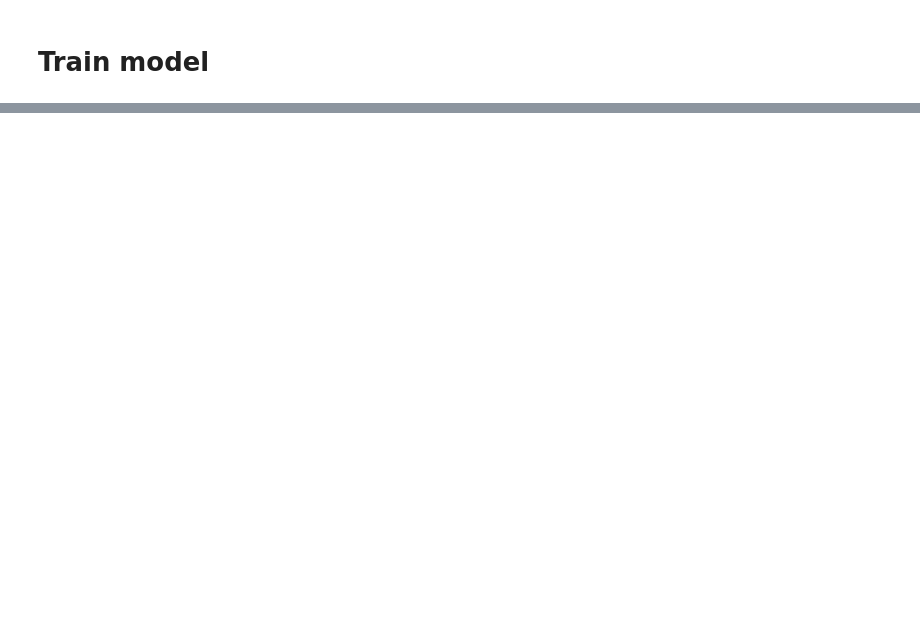
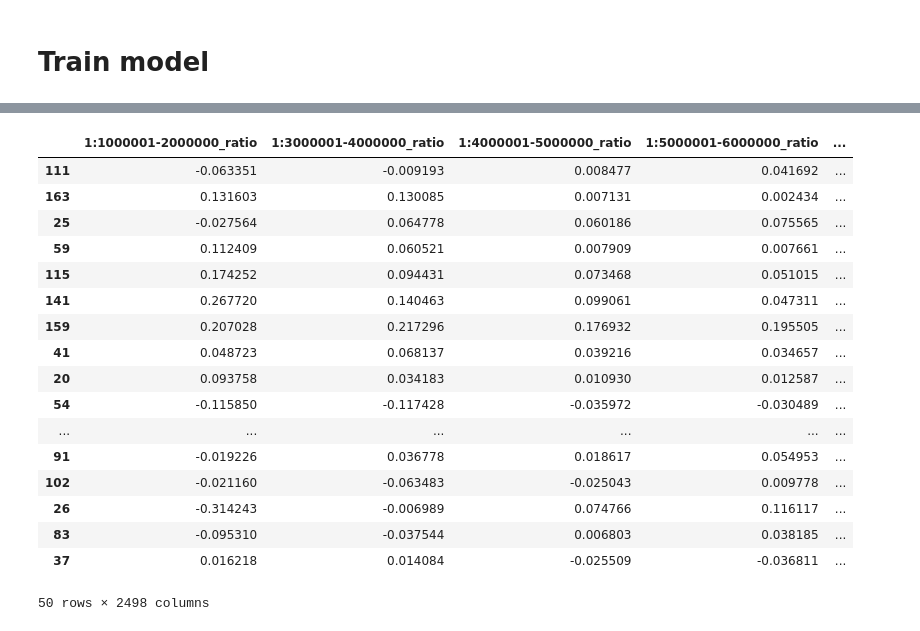
Before and after one commit to lhericourt/adn_circulant, a Jupyter notebook: notebooks/analyse_cv_results.ipynb, the cells around one changed output, grey strips where cells are left out. Drawn from its saved outputs; the diff is of its cells as text; code cells hidden in the pictures; blank space fills up the shorter version.

```diff
--- a/notebooks/analyse_cv_results.ipynb
+++ b/notebooks/analyse_cv_results.ipynb
@@ -106,3 +73,0 @@ from sklearn.model_selection import cross_val_score
-# %%
-X = pickle.load(open(Path('..') / 'features' / 'score2' / 'X.pkl', 'rb'))
-y = pickle.load(open(Path('..') / 'features' / 'score2' / 'y.pkl', 'rb'))
@@ -333,0 +76,6 @@ best_model = compare_models()
+# %%
+X = pickle.load(open(Path('..') / 'features' / 'score2' / 'X_train.pkl', 'rb')).reset_index(drop=True)
+y = pd.DataFrame(pickle.load(open(Path('..') / 'features' / 'score2' / 'y_train.pkl', 'rb')))
+
+X_test = pickle.load(open(Path('..') / 'features' / 'score2' / 'X_test.pkl', 'rb')).reset_index(drop=True)
+y_test = pd.DataFrame(pickle.load(open(Path('..') / 'features' / 'score2' / 'y_test.pkl', 'rb')))
@@ -333,0 +218,6 @@ best_model = compare_models()
+# %%
+X = pickle.load(open(Path('..') / 'features' / 'score2' / 'X_train.pkl', 'rb'))
+y = pd.DataFrame(pickle.load(open(Path('..') / 'features' / 'score2' / 'y_train.pkl', 'rb')))
+
+X_test = pickle.load(open(Path('..') / 'features' / 'score2' / 'X_test.pkl', 'rb'))
+y_test = pd.DataFrame(pickle.load(open(Path('..') / 'features' / 'score2' / 'y_test.pkl', 'rb')))
@@ -333,0 +242,21 @@ best_model = compare_models()
+# %%
+X_test
+# %% [output]
+|  | 1:1000001-2000000_ratio | 1:3000001-4000000_ratio | 1:4000001-5000000_ratio | 1:5000001-6000000_ratio | ... |
+| 111 | -0.063351 | -0.009193 | 0.008477 | 0.041692 | ... |
+| 163 | 0.131603 | 0.130085 | 0.007131 | 0.002434 | ... |
+| 25 | -0.027564 | 0.064778 | 0.060186 | 0.075565 | ... |
+| 59 | 0.112409 | 0.060521 | 0.007909 | 0.007661 | ... |
+| 115 | 0.174252 | 0.094431 | 0.073468 | 0.051015 | ... |
+| 141 | 0.267720 | 0.140463 | 0.099061 | 0.047311 | ... |
+| 159 | 0.207028 | 0.217296 | 0.176932 | 0.195505 | ... |
+| 41 | 0.048723 | 0.068137 | 0.039216 | 0.034657 | ... |
+| 20 | 0.093758 | 0.034183 | 0.010930 | 0.012587 | ... |
+| 54 | -0.115850 | -0.117428 | -0.035972 | -0.030489 | ... |
+| ... | ... | ... | ... | ... | ... |
+| 91 | -0.019226 | 0.036778 | 0.018617 | 0.054953 | ... |
+| 102 | -0.021160 | -0.063483 | -0.025043 | 0.009778 | ... |
+| 26 | -0.314243 | -0.006989 | 0.074766 | 0.116117 | ... |
+| 83 | -0.095310 | -0.037544 | 0.006803 | 0.038185 | ... |
+| 37 | 0.016218 | 0.014084 | -0.025509 | -0.036811 | ... |
+50 rows × 2498 columns
```
Also changed, not shown: parts of 61 cells of this notebook, 3 other files.
